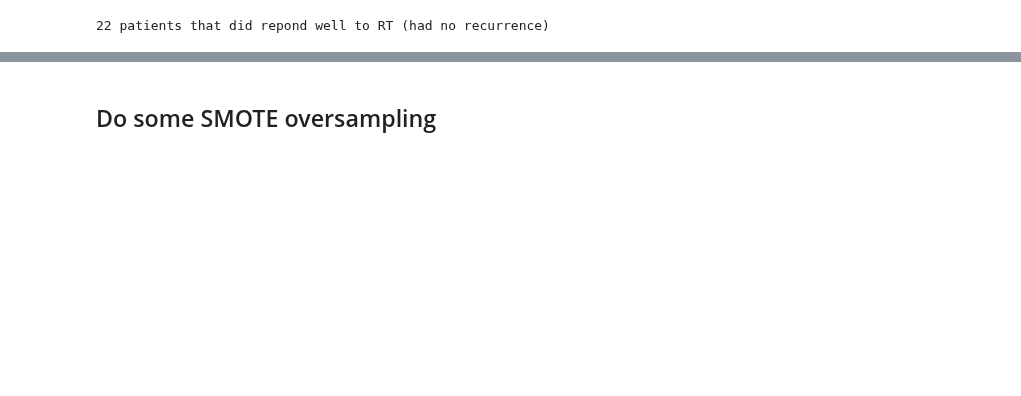
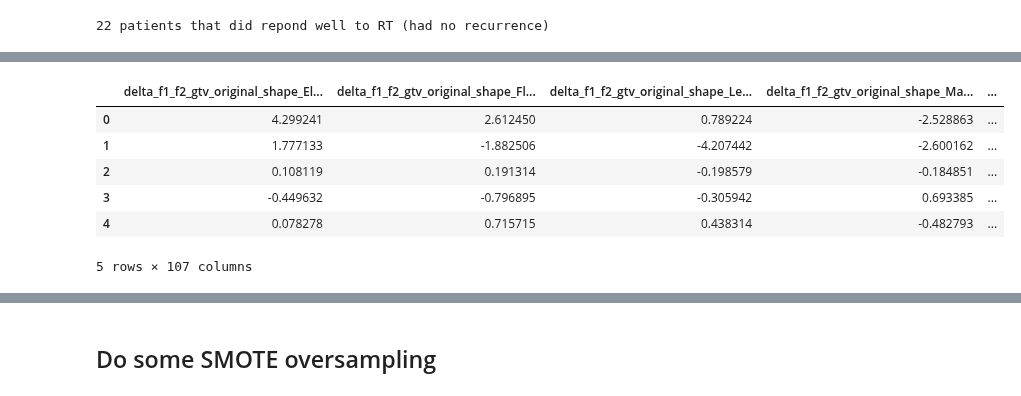
Before and after one commit to ftach/delta-rad, a Jupyter notebook: feature-selection.ipynb, the cells around one changed output, grey strips where cells are left out. Saved outputs shown, nothing was run; the diff lists cells and outputs as text; code cells hidden in the pictures; blank space fills up the shorter version.

```diff
--- a/feature-selection.ipynb
+++ b/feature-selection.ipynb
@@ -385,0 +427,13 @@ print(len(false_rec_val_patients)+len(false_rec_train_patients), "patients that
+# %%
+znorm_scaled_x_val = znorm_scaler.fit(X_val)
+znorm_scaled_x_val = znorm_scaler.transform(X_val)
+znorm_scaled_x_val = pd.DataFrame(znorm_scaled_x_val, columns=X_val.columns)
+znorm_scaled_x_val.head()
+# %% [output]
+|  | delta_f1_f2_gtv_original_shape_El... | delta_f1_f2_gtv_original_shape_Fl... | delta_f1_f2_gtv_original_shape_Le... | delta_f1_f2_gtv_original_shape_Ma... | ... |
+| 0 | 4.299241 | 2.612450 | 0.789224 | -2.528863 | ... |
+| 1 | 1.777133 | -1.882506 | -4.207442 | -2.600162 | ... |
+| 2 | 0.108119 | 0.191314 | -0.198579 | -0.184851 | ... |
+| 3 | -0.449632 | -0.796895 | -0.305942 | 0.693385 | ... |
+| 4 | 0.078278 | 0.715715 | 0.438314 | -0.482793 | ... |
+5 rows × 107 columns
```
Also changed, not shown: parts of 34 cells of this notebook, 1 other file.
